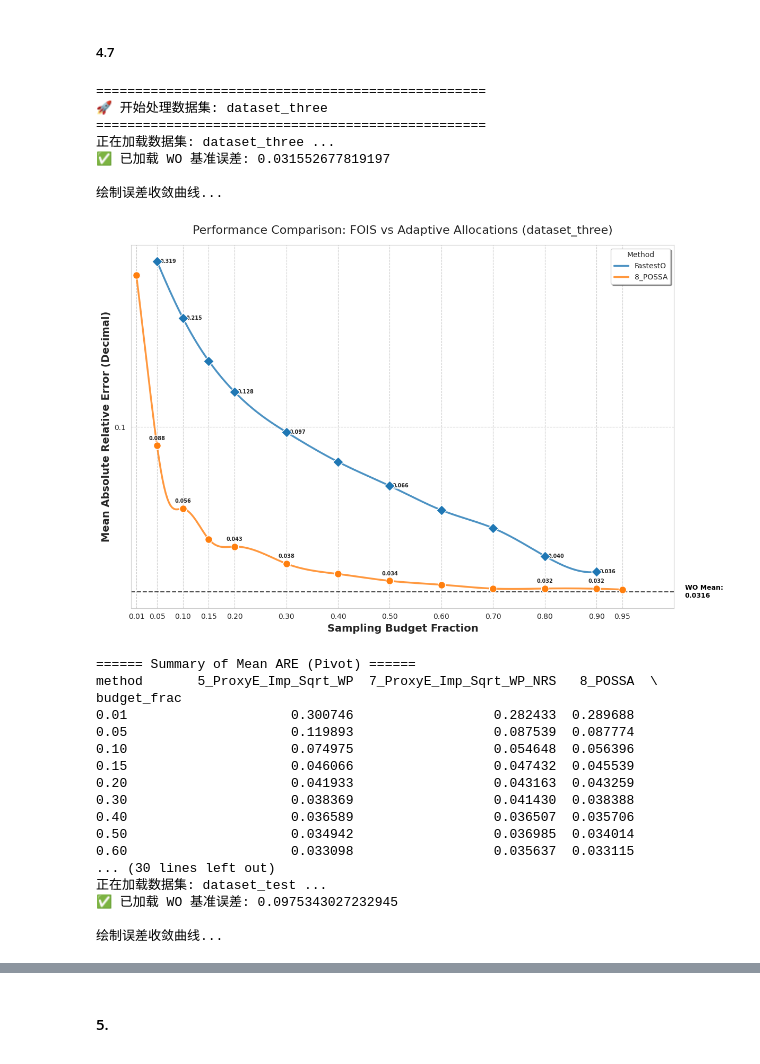
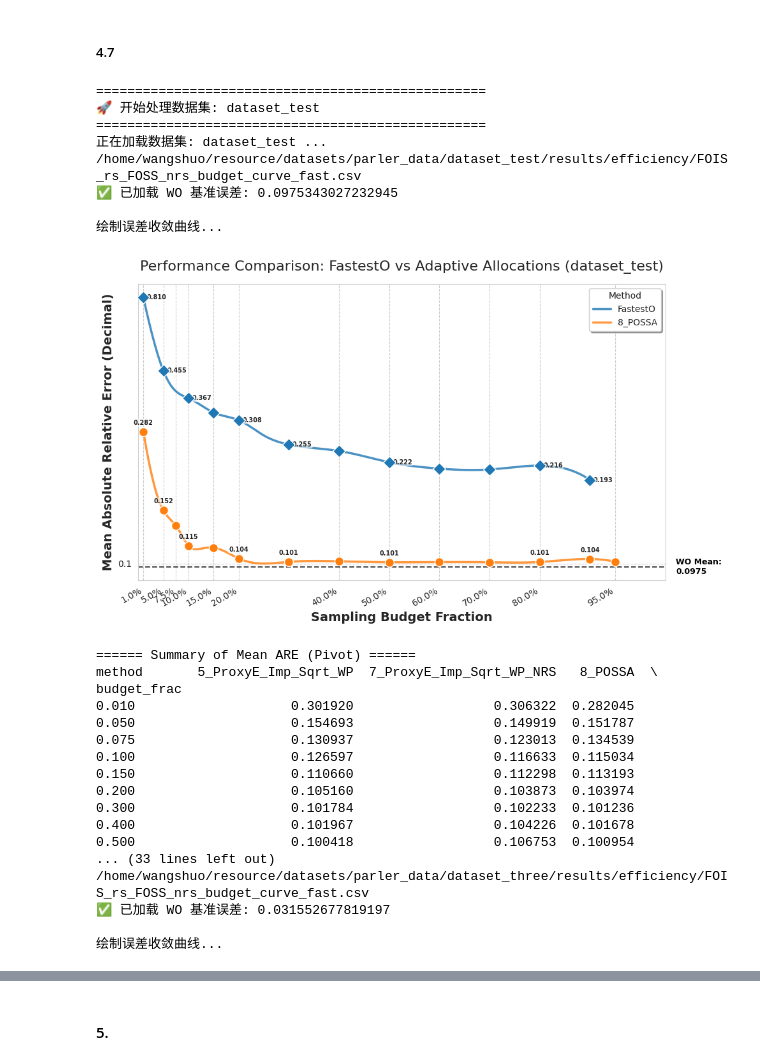
Before and after one commit to wsber/MLGAQP, a Jupyter notebook: pythonProject/src/paper_exp/RQ2:Efficiency.ipynb, the cells around one changed output, grey strips where cells are left out. Cells and saved outputs as stored; diff of their text form; code cells hidden in the pictures.

```diff
--- a/pythonProject/src/paper_exp/RQ2:Efficiency.ipynb
+++ b/pythonProject/src/paper_exp/RQ2:Efficiency.ipynb
@@ -1738,7 +1738,7 @@ import os
 import numpy as np
 from matplotlib.ticker import FuncFormatter, ScalarFormatter
 from scipy.interpolate import make_interp_spline
-
+from matplotlib.ticker import FuncFormatter, MaxNLocator
 # ==========================================
 # 0. 全局配置与样式定义
 # ==========================================
@@ -1788,11 +1788,14 @@ def load_and_process_data(dataset_name, base_dir):
     path_alloc_new = os.path.join(base_dir, "allocation_strategy_comparison.csv")
     path_fast = os.path.join(base_dir, "FastestO_budget_curve.csv")
     path_fois = os.path.join(base_dir, "FOIS_rs_FOSS_nrs_budget_curve_fast.csv")
+    # path_fois = os.path.join(base_dir, "FOIS_rs_POSS_budget_curve.csv")
+    # path_fois = f'/home/wangshuo/resource/datasets/parler_data/{dataset_name}/results/result_summarys/ML1_proxy4b_probability_ML2_proxy1_probability/results_summary_run_1.csv'
     path_wo_summary = os.path.join(base_dir, "WO_summary.csv")
 
     dfs_to_merge = []
 
     # 1.1 读取 FOIS
+    print(path_fois)
     if not os.path.exists(path_fois):
         print(f"[Error] FOIS 文件不存在: {path_fois}")
         return None, None
@@ -1873,10 +1876,10 @@ def plot_error_convergence(df_all, wo_mean_error, dataset_name):
     # 聚合数据
     df_plot = df_all.groupby(["method", "budget_frac"])["ARE"].mean().reset_index()
 
-    target_ticks = [0.01, 0.05, 0.1, 0.15, 0.2, 0.3, 0.4, 0.5, 0.6, 0.7, 0.8, 0.9, 0.95]
+    target_ticks = [0.01, 0.05,0.075, 0.1, 0.15, 0.2, 0.3, 0.4, 0.5, 0.6, 0.7, 0.8, 0.9, 0.95]
 
     sns.set_style("whitegrid", {"grid.linestyle": "--"})
-    plt.figure(figsize=(12, 8))
+    plt.figure(figsize=(10, 6))
 
     # 动态筛选：只绘制 DESIRED_ORDER 中存在且数据中也有的方法
     hue_order = [m for m in DESIRED_ORDER if m in df_plot["method"].unique()]
@@ -1911,7 +1914,7 @@ def plot_error_convergence(df_all, wo_mean_error, dataset_name):
             # 添加数值标签
             for i in range(len(x_pts)):
                 # 仅在部分点显示标签，避免拥挤
-                if x_pts[i] in [0.05, 0.1, 0.2,0.3, 0.5, 0.8,0.9, 1.0]:
+                if x_pts[i] in [0.01,0.05, 0.1, 0.2,0.3, 0.5, 0.8,0.9, 1.0]:
                     lbl = f"{y_pts[i]:.3f}"
                     off = OFFSET_MAP.get(method, (0, 10))
                     plt.annotate(lbl, xy=(x_pts[i], y_pts[i]), xytext=off, textcoords="offset points",
@@ -1930,8 +1933,22 @@ def plot_error_convergence(df_all, wo_mean_error, dataset_name):
     plt.xscale("linear")
     plt.xlabel("Sampling Budget Fraction", fontsize=14, fontweight="bold")
     plt.xlim(0, 1.05)
-    ax.set_xticks(target_ticks)
-    ax.get_xaxis().set_major_formatter(ScalarFormatter())
+    # === 关键修改 1：动态抽稀刻度，防止挤在一起 ===
+    # 你可以调整 max_ticks 控制最多显示多少个刻度
+    max_ticks = 12
+    unique_ticks = sorted(set(target_ticks))
+    if len(unique_ticks) > max_ticks:
+        # 均匀抽样刻度
+        idx = np.linspace(0, len(unique_ticks) - 1, max_ticks).astype(int)
+        display_ticks = [unique_ticks[i] for i in idx]
+    else:
+        display_ticks = unique_ticks
+    ax.set_xticks(display_ticks)
+    # === 关键修改 2：百分比格式化 ===
+    ax.xaxis.set_major_formatter(FuncFormatter(lambda x, _: f"{x*100:.1f}%"))
+
+    # === 可选：刻度文字旋转防重叠 ===
+    plt.xticks(rotation=30, ha="right")
 
     plt.yscale("log")
     plt.ylabel("Mean Absolute Relative Error (Decimal)", fontsize=14, fontweight="bold")
@@ -1939,7 +1956,7 @@ def plot_error_convergence(df_all, wo_mean_error, dataset_name):
     def decimal_formatter(x, pos): return f"{x:.2g}"
     ax.yaxis.set_major_formatter(FuncFormatter(decimal_formatter))
 
-    plt.title(f"Performance Comparison: FOIS vs Adaptive Allocations ({dataset_name})", fontsize=16, pad=15)
+    plt.title(f"Performance Comparison: FastestO vs Adaptive Allocations ({dataset_name})", fontsize=16, pad=15)
     plt.legend(title="Method", fontsize=10, loc="best", frameon=True, shadow=True)
     plt.tight_layout()
     plt.show()
@@ -2072,8 +2089,8 @@ if __name__ == "__main__":
     # 在这里定义所有需要处理的数据集名称列表
     # 脚本会依次遍历列表中的每个名字
     DATASET_LIST = [
+        'dataset_test',
         'dataset_three',
-        'dataset_test',
         'dataset_test2',
         'dataset_test3'
     ]
@@ -2096,51 +2113,52 @@ if __name__ == "__main__":
 
         if df_data is not None:
             try:
                 # 2. 绘制折线图
                 plot_error_convergence(df_data, wo_error, current_dataset)
 
                 # 3. 绘制箱型图 (示例：Budget=0.1, 限制 Y 轴范围)
                 plot_boxplot_at_budget(
                     df_data,
                     wo_error,
                     current_dataset,
                     target_budget=0.,
                     y_range=(-0.5, 0.5),  # <--- 用户自定义范围
                     show_scatter=False     # <--- 用户控制是否显示散点
                 )
 
                 # 你可以在这里添加更多采样率的箱型图绘制，例如:
                 # plot_boxplot_at_budget(df_data, wo_error, current_dataset, target_budget=0.3, show_scatter=False)
 
             except Exception as e:
                 print(f"[Error] 绘图过程中发生错误 ({current_dataset}): {e}")
         else:
             print(f"[Info] 数据集 {current_dataset} 加载数据为空或文件缺失。")
 
         print(f"\n✅ 数据集 {current_dataset} 处理完毕。\n")
 # %% [output]
 ==================================================
-🚀 开始处理数据集: dataset_three
+🚀 开始处理数据集: dataset_test
 ==================================================
-正在加载数据集: dataset_three ...
-✅ 已加载 WO 基准误差: 0.031552677819197
+正在加载数据集: dataset_test ...
+/home/wangshuo/resource/datasets/parler_data/dataset_test/results/efficiency/FOIS_rs_FOSS_nrs_budget_curve_fast.csv
+✅ 已加载 WO 基准误差: 0.0975343027232945
 
 绘制误差收敛曲线...
-[figure, old version]
+[figure, new version]
 ====== Summary of Mean ARE (Pivot) ======
 method       5_ProxyE_Imp_Sqrt_WP  7_ProxyE_Imp_Sqrt_WP_NRS   8_POSSA  \
 budget_frac
-0.01                     0.300746                  0.282433  0.289688
-0.05                     0.119893                  0.087539  0.087774
-0.10                     0.074975                  0.054648  0.056396
-0.15                     0.046066                  0.047432  0.045539
-0.20                     0.041933                  0.043163  0.043259
-0.30                     0.038369                  0.041430  0.038388
-0.40                     0.036589                  0.036507  0.035706
-0.50                     0.034942                  0.036985  0.034014
-0.60                     0.033098                  0.035637  0.033115
-... (30 lines left out)
-正在加载数据集: dataset_test ...
-✅ 已加载 WO 基准误差: 0.0975343027232945
+0.010                    0.301920                  0.306322  0.282045
+0.050                    0.154693                  0.149919  0.151787
+0.075                    0.130937                  0.123013  0.134539
+0.100                    0.126597                  0.116633  0.115034
+0.150                    0.110660                  0.112298  0.113193
+0.200                    0.105160                  0.103873  0.103974
+0.300                    0.101784                  0.102233  0.101236
+0.400                    0.101967                  0.104226  0.101678
+0.500                    0.100418                  0.106753  0.100954
+... (33 lines left out)
+/home/wangshuo/resource/datasets/parler_data/dataset_three/results/efficiency/FOIS_rs_FOSS_nrs_budget_curve_fast.csv
+✅ 已加载 WO 基准误差: 0.031552677819197
 
 绘制误差收敛曲线...
```
Also changed, not shown: parts of 5 cells of this notebook, 9 other files.
